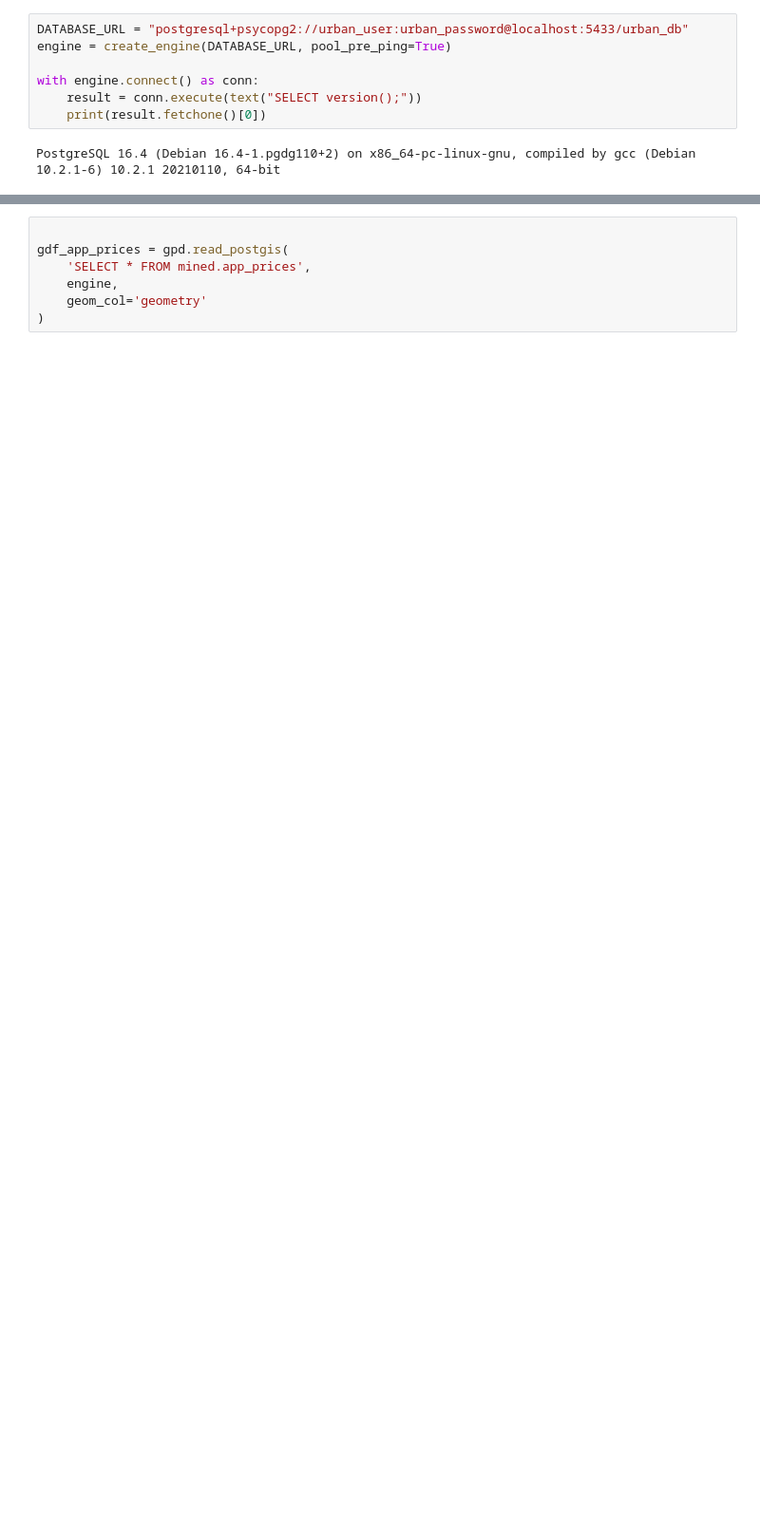
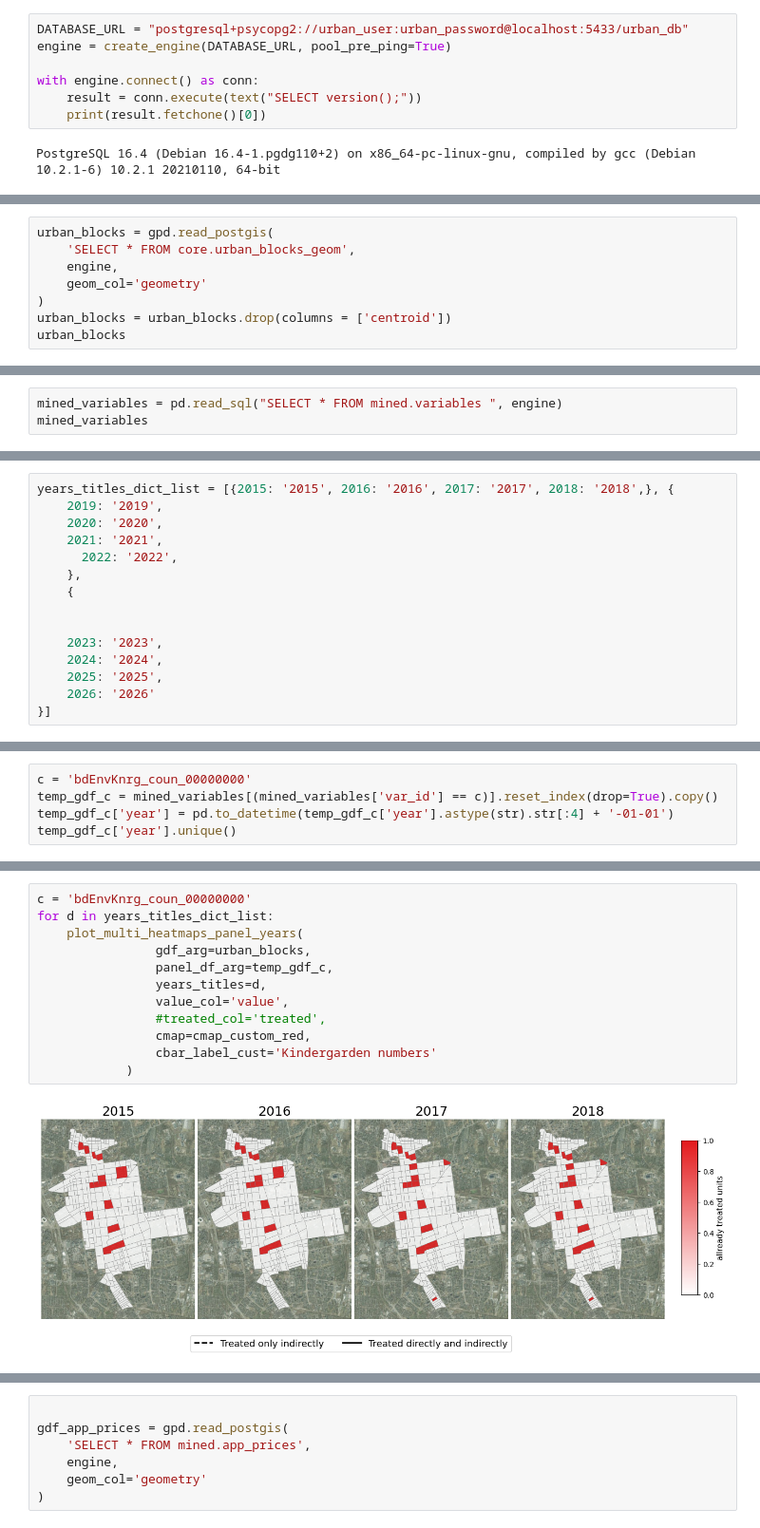
Before and after one commit to Andrew10MAIN/urban_regeneration_platform, a Jupyter notebook: experiments/notebooks/test_db_connection.ipynb, the cells around one changed output, grey strips where cells are left out. Shown at 95% size. Drawn from its saved outputs; the diff is of its cells as text; blank space fills up the shorter version.

```diff
--- a/experiments/notebooks/test_db_connection.ipynb
+++ b/experiments/notebooks/test_db_connection.ipynb
@@ -150,0 +336,8 @@ dfmeta
+# %%
+urban_blocks = gpd.read_postgis(
+    'SELECT * FROM core.urban_blocks_geom',
+    engine,
+    geom_col='geometry'
+)
+urban_blocks = urban_blocks.drop(columns = ['centroid'])
+urban_blocks
@@ -150,0 +362,3 @@ dfmeta
+# %%
+mined_variables = pd.read_sql("SELECT * FROM mined.variables ", engine)
+mined_variables
@@ -150,0 +446,15 @@ dfmeta
+# %%
+years_titles_dict_list = [{2015: '2015', 2016: '2016', 2017: '2017', 2018: '2018',}, {
+    2019: '2019',
+    2020: '2020',
+    2021: '2021',
+      2022: '2022',
+    },
+    {
+
+
+    2023: '2023',
+    2024: '2024',
+    2025: '2025',
+    2026: '2026'
+}]
@@ -150,0 +465,5 @@ dfmeta
+# %%
+c = 'bdEnvKnrg_coun_00000000'
+temp_gdf_c = mined_variables[(mined_variables['var_id'] == c)].reset_index(drop=True).copy()
+temp_gdf_c['year'] = pd.to_datetime(temp_gdf_c['year'].astype(str).str[:4] + '-01-01')
+temp_gdf_c['year'].unique()
@@ -150,0 +477,14 @@ dfmeta
+# %%
+c = 'bdEnvKnrg_coun_00000000'
+for d in years_titles_dict_list:
+    plot_multi_heatmaps_panel_years(
+                gdf_arg=urban_blocks,
+                panel_df_arg=temp_gdf_c,
+                years_titles=d,
+                value_col='value',
+                #treated_col='treated',
+                cmap=cmap_custom_red,
+                cbar_label_cust='Kindergarden numbers'
+            )
+# %% [output]
+[figure, added]
```
Also changed, not shown: parts of 66 cells of this notebook, 9 other files.
